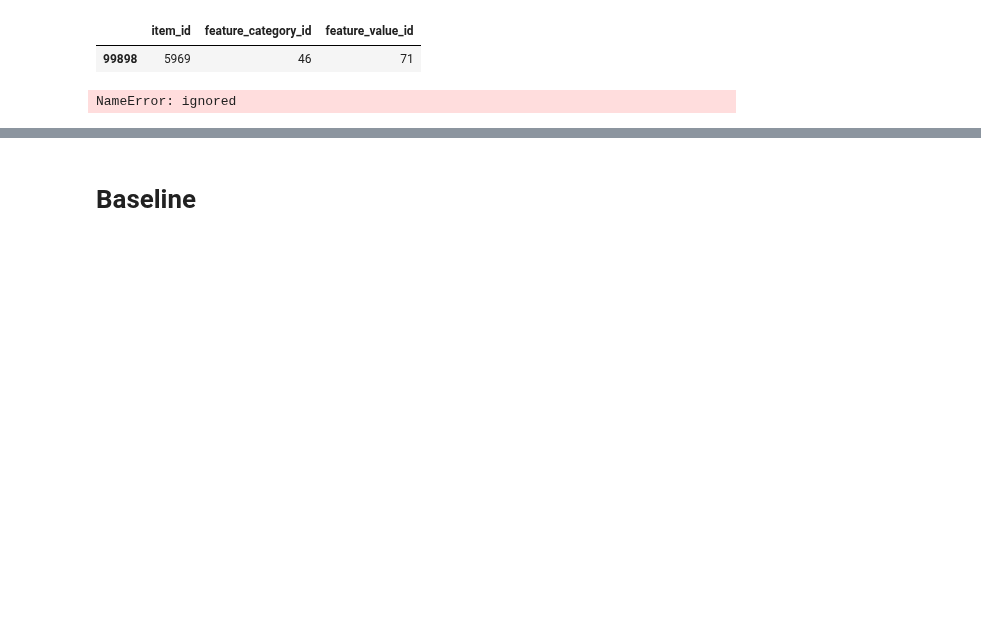
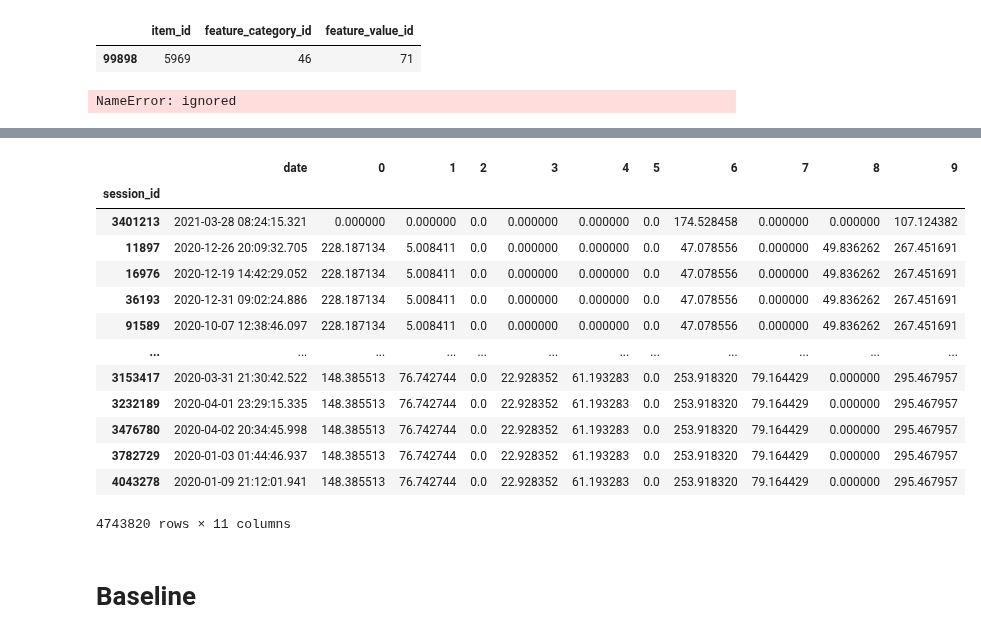
Before and after one commit to Ananassio/Data-Science_lab, a Jupyter notebook: Project/Data.ipynb, the cells around one changed output, grey strips where cells are left out. Cells and saved outputs as stored; diff of their text form; code cells hidden in the pictures; blank space fills up the shorter version.

```diff
--- a/Project/Data.ipynb
+++ b/Project/Data.ipynb
@@ -934,3 +1029,23 @@ NameError: ignored
+# %%
+X = pd.merge(X, comprimized, left_index=True, right_index=True)
+# %%
+X = X.set_index('session_id')
+X
+# %% [output]
+|  | date | 0 | 1 | 2 | 3 | 4 | 5 | 6 | 7 | 8 | 9 |
+| session_id |  |  |  |  |  |  |  |  |  |  |  |
+| 3401213 | 2021-03-28 08:24:15.321 | 0.000000 | 0.000000 | 0.0 | 0.000000 | 0.000000 | 0.0 | 174.528458 | 0.000000 | 0.000000 | 107.124382 |
+| 11897 | 2020-12-26 20:09:32.705 | 228.187134 | 5.008411 | 0.0 | 0.000000 | 0.000000 | 0.0 | 47.078556 | 0.000000 | 49.836262 | 267.451691 |
+| 16976 | 2020-12-19 14:42:29.052 | 228.187134 | 5.008411 | 0.0 | 0.000000 | 0.000000 | 0.0 | 47.078556 | 0.000000 | 49.836262 | 267.451691 |
+| 36193 | 2020-12-31 09:02:24.886 | 228.187134 | 5.008411 | 0.0 | 0.000000 | 0.000000 | 0.0 | 47.078556 | 0.000000 | 49.836262 | 267.451691 |
+| 91589 | 2020-10-07 12:38:46.097 | 228.187134 | 5.008411 | 0.0 | 0.000000 | 0.000000 | 0.0 | 47.078556 | 0.000000 | 49.836262 | 267.451691 |
+| ... | ... | ... | ... | ... | ... | ... | ... | ... | ... | ... | ... |
+| 3153417 | 2020-03-31 21:30:42.522 | 148.385513 | 76.742744 | 0.0 | 22.928352 | 61.193283 | 0.0 | 253.918320 | 79.164429 | 0.000000 | 295.467957 |
+| 3232189 | 2020-04-01 23:29:15.335 | 148.385513 | 76.742744 | 0.0 | 22.928352 | 61.193283 | 0.0 | 253.918320 | 79.164429 | 0.000000 | 295.467957 |
+| 3476780 | 2020-04-02 20:34:45.998 | 148.385513 | 76.742744 | 0.0 | 22.928352 | 61.193283 | 0.0 | 253.918320 | 79.164429 | 0.000000 | 295.467957 |
+| 3782729 | 2020-01-03 01:44:46.937 | 148.385513 | 76.742744 | 0.0 | 22.928352 | 61.193283 | 0.0 | 253.918320 | 79.164429 | 0.000000 | 295.467957 |
+| 4043278 | 2020-01-09 21:12:01.941 | 148.385513 | 76.742744 | 0.0 | 22.928352 | 61.193283 | 0.0 | 253.918320 | 79.164429 | 0.000000 | 295.467957 |
+4743820 rows × 11 columns
 # %% [markdown]
 # Baseline
 # %% [markdown]
```
Also changed, not shown: parts of 45 cells of this notebook.
